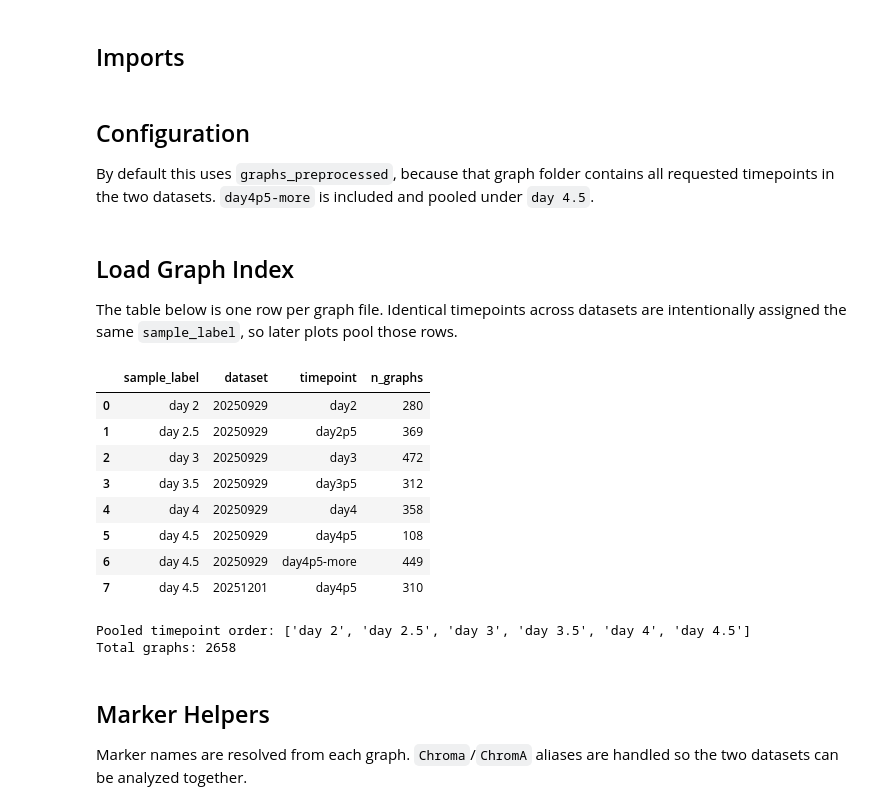
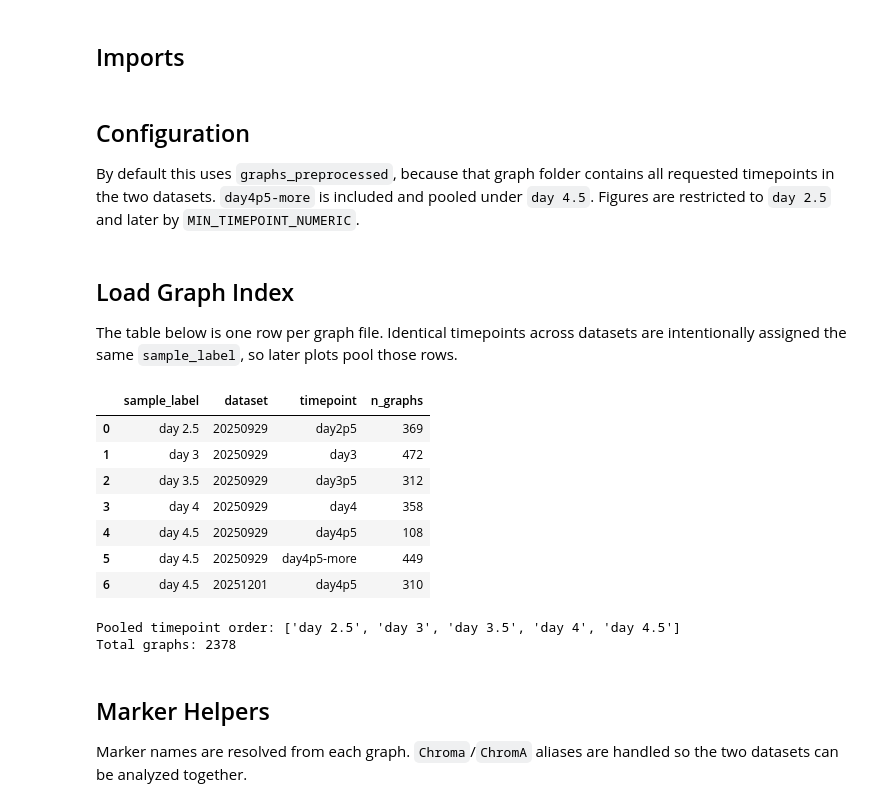
Before and after one commit to fskovbo/OrganoGraph, a Jupyter notebook: notebooks/plot_marker_neighborhood.ipynb, the cells around one changed output. Drawn from its saved outputs; the diff is of its cells as text; code cells hidden in the pictures.

```diff
--- a/notebooks/plot_marker_neighborhood.ipynb
+++ b/notebooks/plot_marker_neighborhood.ipynb
@@ -42,7 +42,7 @@ def box_on(ax):
 # %% [markdown]
 ## Configuration
 
-By default this uses `graphs_preprocessed`, because that graph folder contains all requested timepoints in the two datasets. `day4p5-more` is included and pooled under `day 4.5`.
+By default this uses `graphs_preprocessed`, because that graph folder contains all requested timepoints in the two datasets. `day4p5-more` is included and pooled under `day 4.5`. Figures are restricted to `day 2.5` and later by `MIN_TIMEPOINT_NUMERIC`.
 # %%
 PROJECT_ROOT = Path.cwd()
 if PROJECT_ROOT.name in {"notebooks", "notebooks_dev", "legacy"}:
@@ -51,6 +51,7 @@ DATA_ROOT = PROJECT_ROOT.parent / "NicoleData"
 
 DATASETS = ["20250929", "20251201"]
 GRAPH_SUBDIR = "graphs_preprocessed"
+MIN_TIMEPOINT_NUMERIC = 2.5  # Use only this timepoint and later in analyses and figures.
 EXCLUDE_TIMEPOINTS = set()
 
 K_VALUES = [1]
@@ -151,43 +152,58 @@ def discover_graphs(data_root=DATA_ROOT, datasets=DATASETS, graph_subdir=GRAPH_S
                         "N_cells": np.nan,
                     })
 
     table = pd.DataFrame(rows)
     if table.empty:
         raise FileNotFoundError(f"No graph files found under {data_root} for {datasets} / {graph_subdir}")
 
     table = table.sort_values(["time_numeric", "dataset", "label_uid"]).reset_index(drop=True)
+    if MIN_TIMEPOINT_NUMERIC is not None:
+        table = table[table["time_numeric"] >= float(MIN_TIMEPOINT_NUMERIC)].reset_index(drop=True)
+    if table.empty:
+        raise FileNotFoundError(f"No graph files remain after timepoint filtering under {data_root}")
     if MAX_GRAPHS_PER_TIMEPOINT is not None:
         table = (
             table.groupby(["dataset", "timepoint"], group_keys=False, sort=False)
             .head(int(MAX_GRAPHS_PER_TIMEPOINT))
             .reset_index(drop=True)
         )
     return table
+
+
+def filter_to_plot_timepoints(df):
+    """Restrict cached or computed result tables to the configured plotting timepoints."""
+    if df is None or df.empty:
+        return df
+    out = df.copy()
+    if MIN_TIMEPOINT_NUMERIC is not None and "time_numeric" in out.columns:
+        out = out[out["time_numeric"] >= float(MIN_TIMEPOINT_NUMERIC)]
+    if "sample_label" in out.columns:
+        out = out[out["sample_label"].isin(TIMEPOINT_ORDER)]
+    return out.reset_index(drop=True)
 
 
 graph_table = discover_graphs()
 TIMEPOINT_ORDER = (
     graph_table[["sample_label", "time_numeric"]]
     .drop_duplicates()
     .sort_values("time_numeric")["sample_label"]
     .tolist()
 )
 
 display(graph_table.groupby(["sample_label", "dataset", "timepoint"]).size().rename("n_graphs").reset_index())
 print("Pooled timepoint order:", TIMEPOINT_ORDER)
 print(f"Total graphs: {len(graph_table)}")
 # %% [output]
 |  | sample_label | dataset | timepoint | n_graphs |
-| 0 | day 2 | 20250929 | day2 | 280 |
-| 1 | day 2.5 | 20250929 | day2p5 | 369 |
-| 2 | day 3 | 20250929 | day3 | 472 |
-| 3 | day 3.5 | 20250929 | day3p5 | 312 |
-| 4 | day 4 | 20250929 | day4 | 358 |
-| 5 | day 4.5 | 20250929 | day4p5 | 108 |
-| 6 | day 4.5 | 20250929 | day4p5-more | 449 |
-| 7 | day 4.5 | 20251201 | day4p5 | 310 |
+| 0 | day 2.5 | 20250929 | day2p5 | 369 |
+| 1 | day 3 | 20250929 | day3 | 472 |
+| 2 | day 3.5 | 20250929 | day3p5 | 312 |
+| 3 | day 4 | 20250929 | day4 | 358 |
+| 4 | day 4.5 | 20250929 | day4p5 | 108 |
+| 5 | day 4.5 | 20250929 | day4p5-more | 449 |
+| 6 | day 4.5 | 20251201 | day4p5 | 310 |
-Pooled timepoint order: ['day 2', 'day 2.5', 'day 3', 'day 3.5', 'day 4', 'day 4.5']
-Total graphs: 2658
+Pooled timepoint order: ['day 2.5', 'day 3', 'day 3.5', 'day 4', 'day 4.5']
+Total graphs: 2378
 # %% [markdown]
 ## Marker Helpers
 
```
Also changed, not shown: parts of 5 cells of this notebook, 6 other files.
